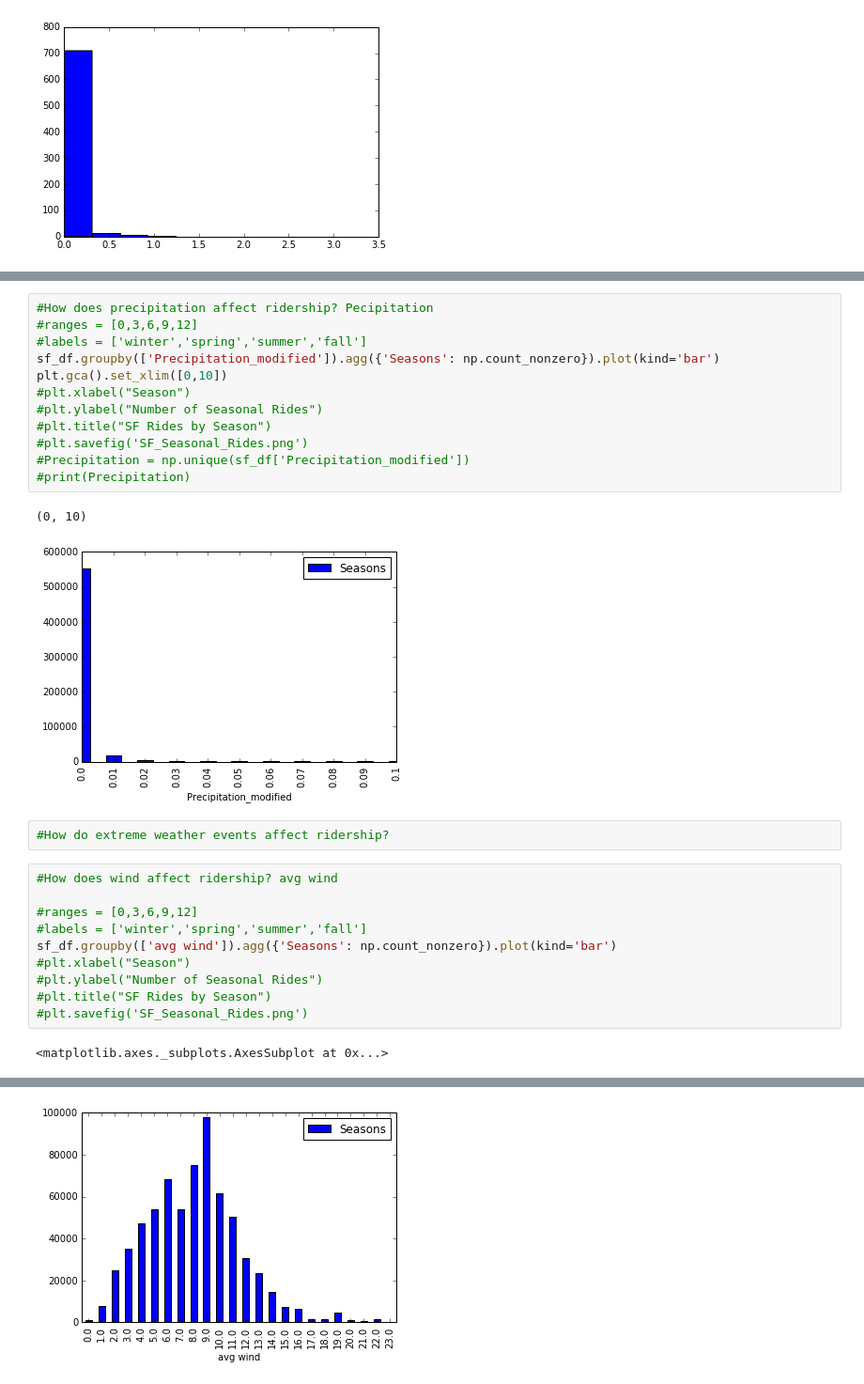
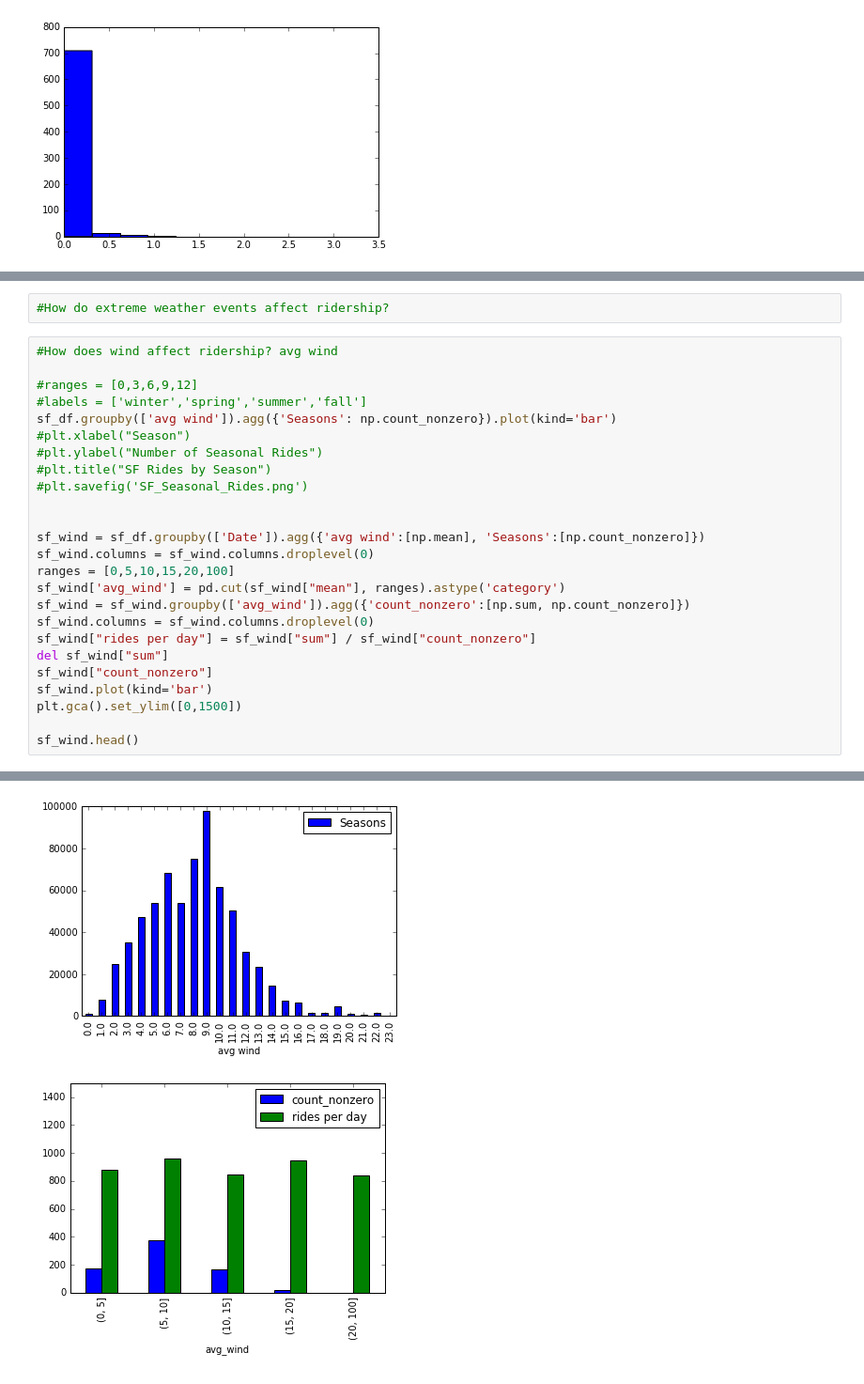
Before and after one commit to yannie30/MIDSPythonBridgeProject2-BikeShareData, a Jupyter notebook: Output Files/Data Analysis_SF.ipynb, the cells around one changed output, grey strips where cells are left out. Shown at 94% size. Saved outputs shown, nothing was run; the diff lists cells and outputs as text.

```diff
--- a/Output Files/Data Analysis_SF.ipynb
+++ b/Output Files/Data Analysis_SF.ipynb
@@ -128,18 +169,3 @@ sf_df.groupby(['min temp']).agg({'Seasons': np.count_nonzero}).plot(kind='bar')
-# %%
-#How does precipitation affect ridership? Pecipitation
-#ranges = [0,3,6,9,12]
-#labels = ['winter','spring','summer','fall']
-sf_df.groupby(['Precipitation_modified']).agg({'Seasons': np.count_nonzero}).plot(kind='bar')
-plt.gca().set_xlim([0,10])
-#plt.xlabel("Season")
-#plt.ylabel("Number of Seasonal Rides")
-#plt.title("SF Rides by Season")
-#plt.savefig('SF_Seasonal_Rides.png')
-#Precipitation = np.unique(sf_df['Precipitation_modified'])
-#print(Precipitation)
-# %% [output]
-(0, 10)
-[figure, removed]
 # %%
 #How do extreme weather events affect ridership?
 # %%
@@ -152,5 +178,19 @@ sf_df.groupby(['avg wind']).agg({'Seasons': np.count_nonzero}).plot(kind='bar')
 #plt.ylabel("Number of Seasonal Rides")
 #plt.title("SF Rides by Season")
 #plt.savefig('SF_Seasonal_Rides.png')
+
+
+sf_wind = sf_df.groupby(['Date']).agg({'avg wind':[np.mean], 'Seasons':[np.count_nonzero]})
+sf_wind.columns = sf_wind.columns.droplevel(0)
+ranges = [0,5,10,15,20,100]
+sf_wind['avg_wind'] = pd.cut(sf_wind["mean"], ranges).astype('category')
+sf_wind = sf_wind.groupby(['avg_wind']).agg({'count_nonzero':[np.sum, np.count_nonzero]})
+sf_wind.columns = sf_wind.columns.droplevel(0)
+sf_wind["rides per day"] = sf_wind["sum"] / sf_wind["count_nonzero"]
+del sf_wind["sum"]
+sf_wind["count_nonzero"]
+sf_wind.plot(kind='bar')
+plt.gca().set_ylim([0,1500])
+
+sf_wind.head()
 # %% [output]
-<matplotlib.axes._subplots.AxesSubplot at 0x...>
@@ -157 +204,2 @@ sf_df.groupby(['avg wind']).agg({'Seasons': np.count_nonzero}).plot(kind='bar')
 [figure]
+[figure, added]
```
Also changed, not shown: parts of 4 cells of this notebook.
